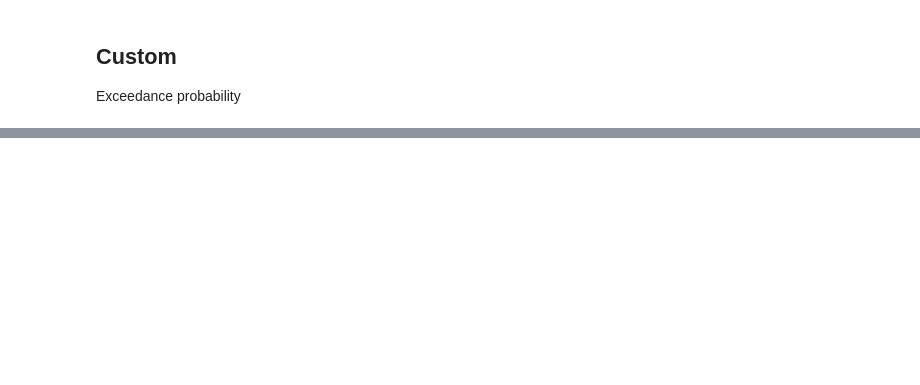
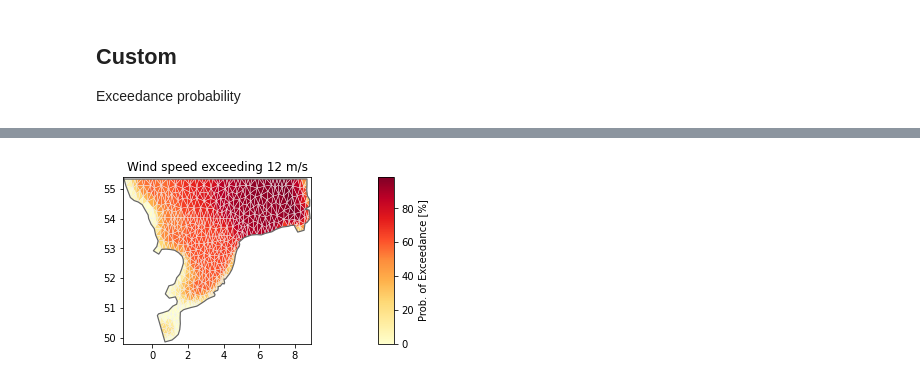
Before and after one commit to DHI/book-learn-mikeio-modelskill, a Jupyter notebook: mini_book/output_statistics.ipynb, the cells around one changed output, grey strips where cells are left out. Cells and saved outputs as stored; diff of their text form; code cells hidden in the pictures; blank space fills up the shorter version.

```diff
--- a/mini_book/output_statistics.ipynb
+++ b/mini_book/output_statistics.ipynb
@@ -119,0 +145,14 @@ Exceedance probability
+# %%
+# Create empty Dataset
+items=[eum.ItemInfo(eum.EUMType.Probability)]
+dse = Dataset(data=dfs.n_elements, time="2017-10-27", items=items)
+# %%
+threshold = 12
+for j in range(ds.n_elements):
+    # this is a naive and slow way of calculating this!
+    dat = ds["Wind speed"][:,j]
+    dse[0][0,j] = np.interp(threshold, np.sort(dat), one_to_zero)
+# %%
+dfs.plot(dse*100, title="Wind speed exceeding 12 m/s", label="Prob. of Exceedance [%]", cmap="YlOrRd");
+# %% [output]
+[figure, added]
```
Also changed, not shown: parts of 5 cells of this notebook.
